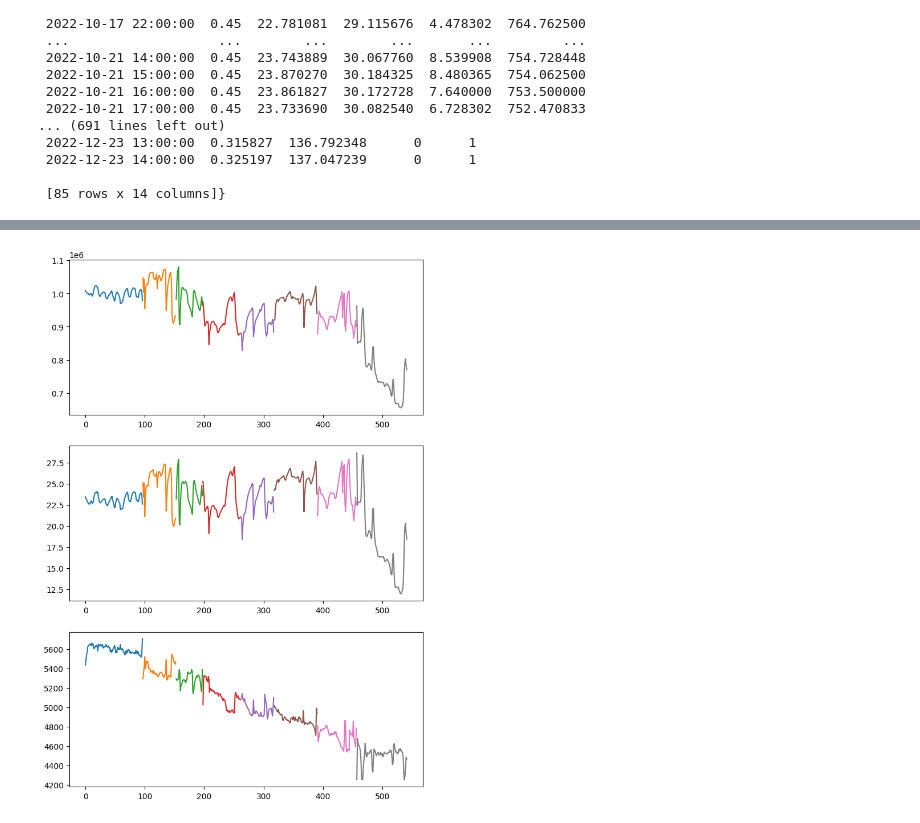
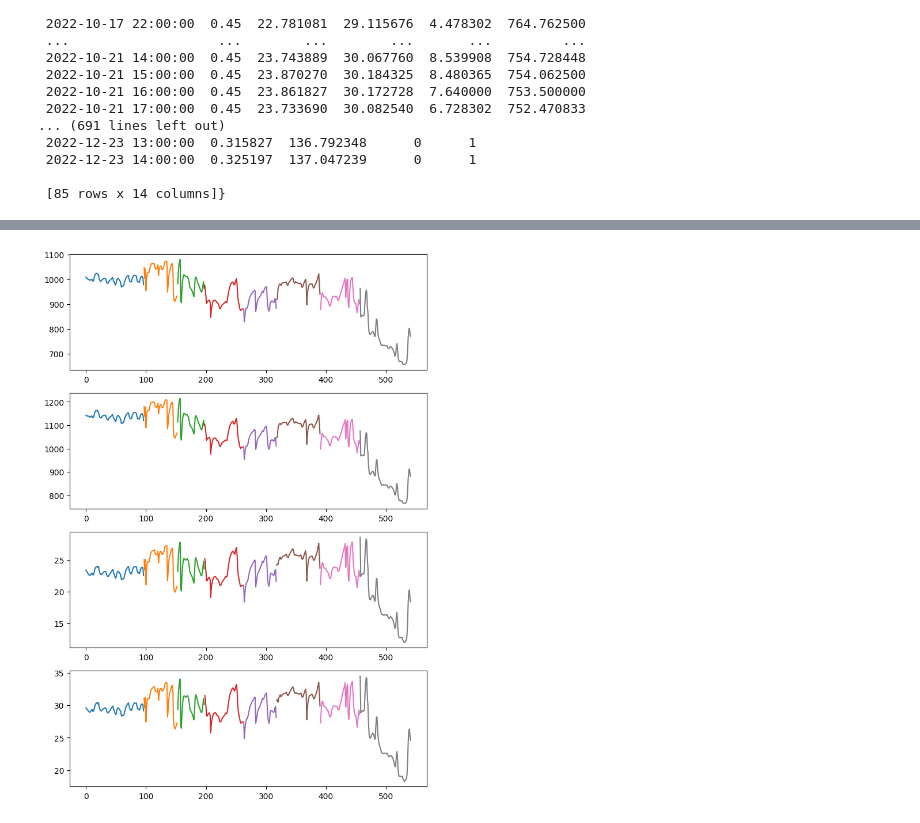
Before and after one commit to mrzlkaaa/irtt_cooling_system, a Jupyter notebook: jupyter/time_series_analysis.ipynb, the cells around one changed output, grey strips where cells are left out. Drawn from its saved outputs; the diff is of its cells as text; code cells hidden in the pictures.

```diff
--- a/jupyter/time_series_analysis.ipynb
+++ b/jupyter/time_series_analysis.ipynb
@@ -919,13 +931,13 @@ df_tps
 # %%
-# take only 4 first periods
-fig, axs = plt.subplots(3,1, figsize=(8,12))
+fig, axs = plt.subplots(4,1, figsize=(8,12))
 st=0
 for k, v in list(df_tps.items()):
     X = np.arange(0 + st, len(v) + st, 1)
-    axs[0].plot(X, v["alpha"])
-    axs[1].plot(X, v[317])
-    axs[2].plot(X, v["Qdis"])
+    axs[0].plot(X, v["alpha_in"])
+    axs[1].plot(X, v["alpha_out"])
+    axs[2].plot(X, v[317])
+    axs[3].plot(X, v[319])
 
     st += len(v)
 # %% [output]
-[figure, old version]
+[figure, new version]
```
Also changed, not shown: parts of 4 cells of this notebook, 6 other files.
